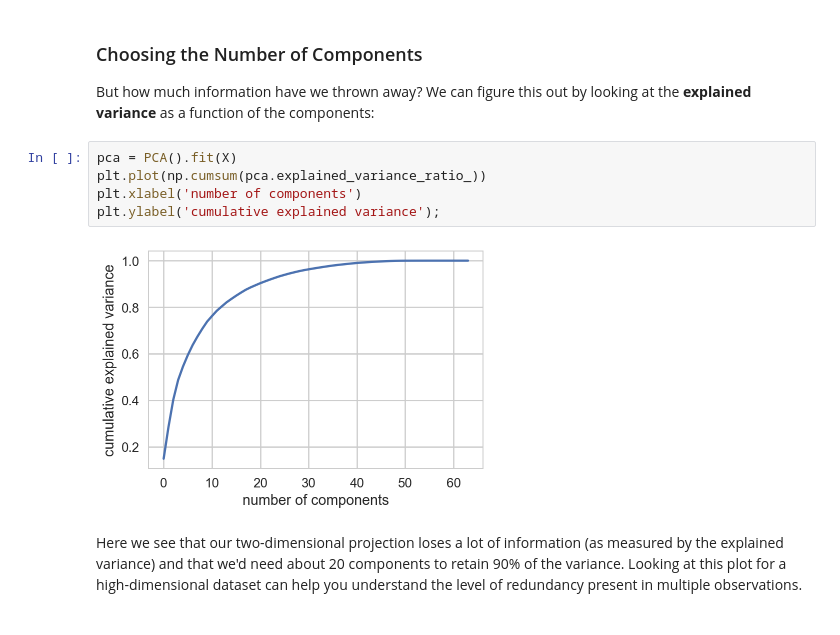
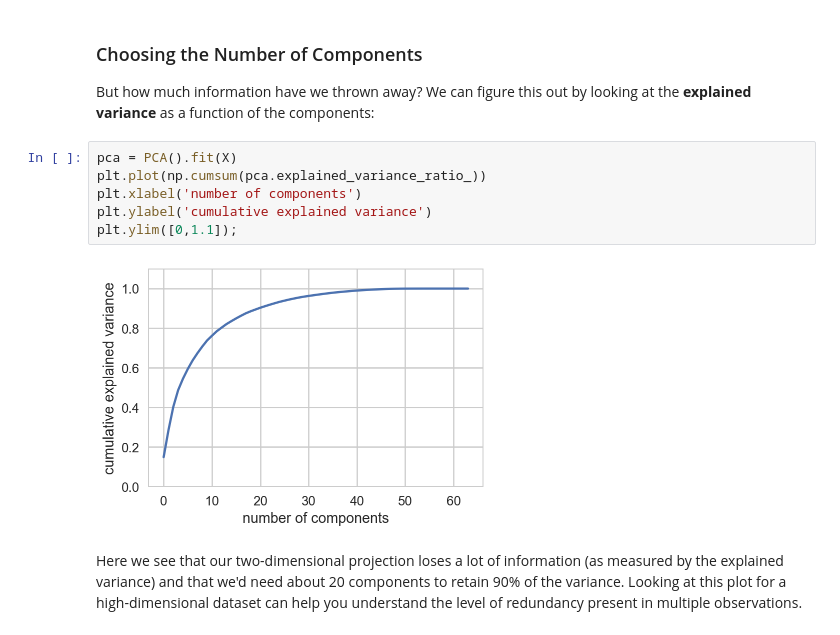
Before and after one commit to lmarti/machine-learning, a Jupyter notebook: 07. Unsupervised learning and clustering.ipynb, the cells around one changed output. Saved outputs shown, nothing was run; the diff lists cells and outputs as text.

```diff
--- a/07. Unsupervised learning and clustering.ipynb
+++ b/07. Unsupervised learning and clustering.ipynb
@@ -341,10 +340,11 @@ But how much information have we thrown away?  We can figure this out by looking
 # %%
 pca = PCA().fit(X)
 plt.plot(np.cumsum(pca.explained_variance_ratio_))
 plt.xlabel('number of components')
-plt.ylabel('cumulative explained variance');
+plt.ylabel('cumulative explained variance')
+plt.ylim([0,1.1]);
 # %% [output]
-[figure, old version]
+[figure, new version]
 # %% [markdown]
 Here we see that our two-dimensional projection loses a lot of information (as measured by the explained variance) and that we'd need about 20 components to retain 90% of the variance.  Looking at this plot for a high-dimensional dataset can help you understand the level of redundancy present in multiple observations.
 # %% [markdown]
```
Also changed, not shown: parts of 6 cells of this notebook, 6 other files.
